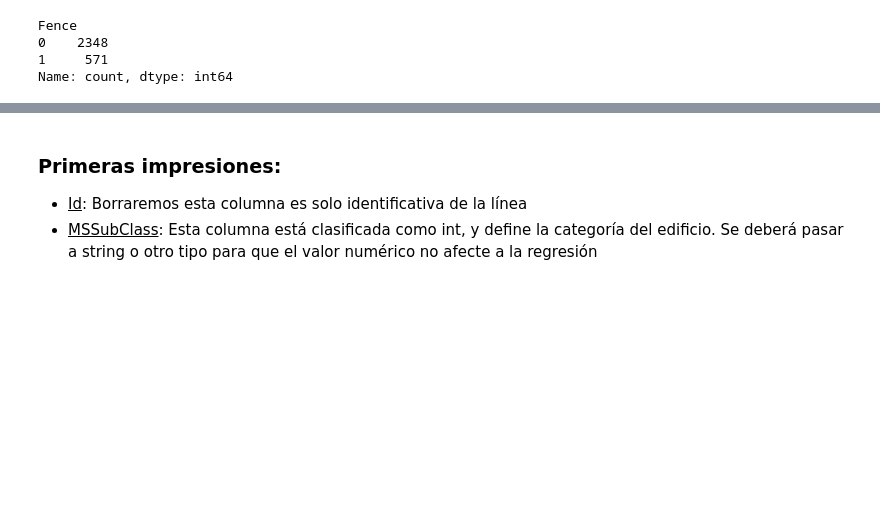
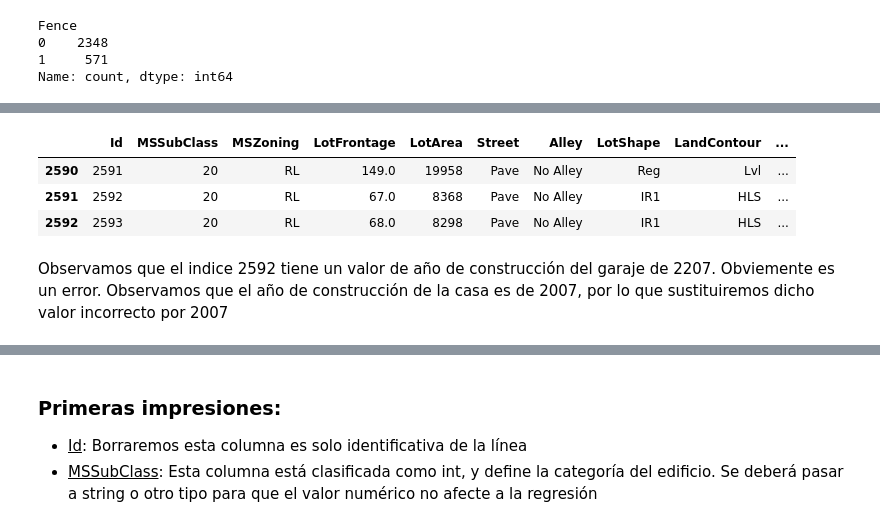
Before and after one commit to gusavato/Kaggle_House_Prices, a Jupyter notebook: jupyter/EDA.ipynb, the cells around one changed output, grey strips where cells are left out. Saved outputs shown, nothing was run; the diff lists cells and outputs as text; code cells hidden in the pictures; blank space fills up the shorter version.

```diff
--- a/jupyter/EDA.ipynb
+++ b/jupyter/EDA.ipynb
@@ -205,0 +232,2 @@ Name: count, dtype: int64
+# %%
+data.FireplaceQu = data.FireplaceQu.astype('int8')
@@ -205,0 +238,2 @@ Name: count, dtype: int64
+# %%
+data.LotFrontage = data.LotFrontage.fillna(0)
@@ -205,0 +244,3 @@ Name: count, dtype: int64
+# %%
+# GarageType. La mantenemos categórica
+data.GarageType = data.GarageType.fillna('NoGar')
@@ -205,0 +262,2 @@ Name: count, dtype: int64
+# %%
+data.GarageYrBlt = data.GarageYrBlt.fillna(data.GarageYrBlt.describe()['mean']-3*data.GarageYrBlt.describe()['std'])
@@ -205,0 +279,9 @@ Name: count, dtype: int64
+# %%
+data.iloc[2590:2593,:]
+# %% [output]
+|  | Id | MSSubClass | MSZoning | LotFrontage | LotArea | Street | Alley | LotShape | LandContour | ... |
+| 2590 | 2591 | 20 | RL | 149.0 | 19958 | Pave | No Alley | Reg | Lvl | ... |
+| 2591 | 2592 | 20 | RL | 67.0 | 8368 | Pave | No Alley | IR1 | HLS | ... |
+| 2592 | 2593 | 20 | RL | 68.0 | 8298 | Pave | No Alley | IR1 | HLS | ... |
+# %% [markdown]
+Observamos que el indice 2592 tiene un valor de año de construcción del garaje de 2207. Obviemente es un error. Observamos que el año de construcción de la casa es de 2007, por lo que sustituiremos dicho valor incorrecto por 2007
```
Also changed, not shown: parts of 32 cells of this notebook.
